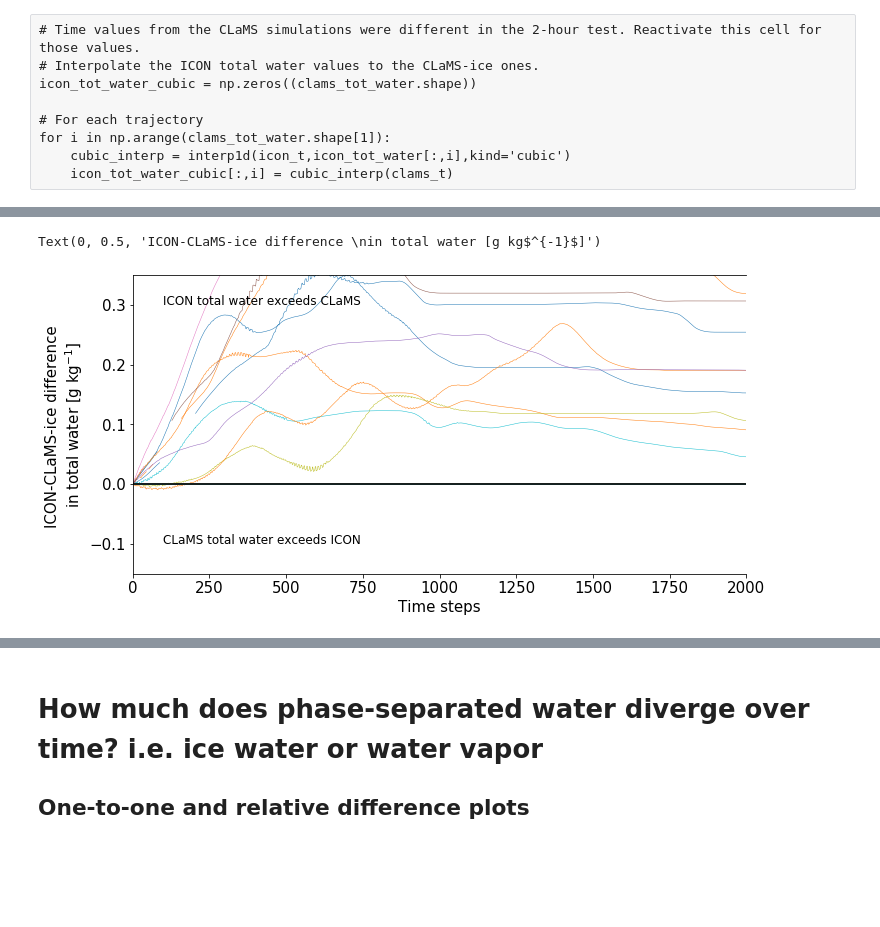
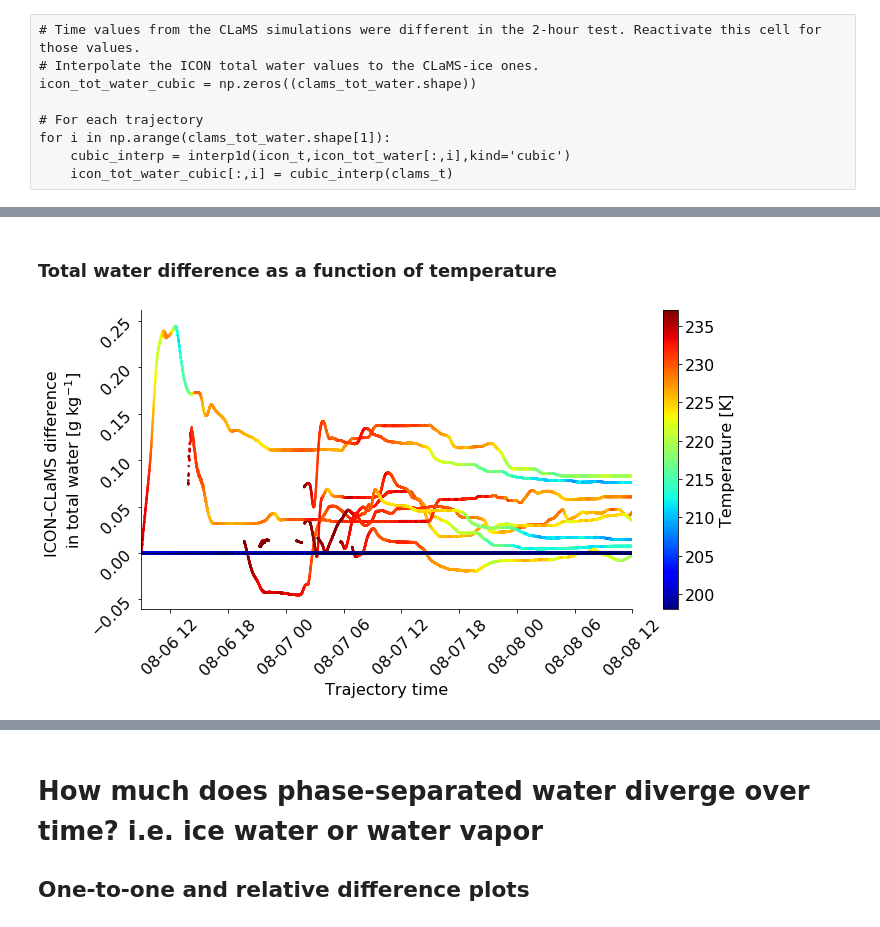
Before and after one commit to sylviasullivan/ice-microp-rad, a Jupyter notebook: traj/total-water.ipynb, the cells around one changed output, grey strips where cells are left out. Saved outputs shown, nothing was run; the diff lists cells and outputs as text; code cells hidden in the pictures; blank space fills up the shorter version.

```diff
--- a/traj/total-water.ipynb
+++ b/traj/total-water.ipynb
@@ -118,26 +121,61 @@ Text(0, 0.5, 'ICON total water [g kg$^{-1}$]')
 # %%
 fs = 15
-endtime = 2000
+endtime = 7650
+mintemp = 220
+maxtemp = 237
+norm_temp = (np.nanmean(icon_temp,axis=0)-mintemp)/(maxtemp-mintemp)
 
 fig = plt.figure(figsize=(11,5.5))
-for i in np.arange(200):#clams_tot_water.shape[1]):
-    if ~np.isnan(clams_tot_water[:,i]).all():
-        plt.plot((icon_tot_water[:,i] - clams_tot_water[:,i])*10**3,lw=0.5,label='__nolabel__')  #icon_tot_water_cubic[:,i]
+for i in np.arange(clams_tot_water.shape[1]):
+    #if ~np.isnan(clams_tot_water[:,i]).all():
+    #if norm_temp[i] <= 0.5:
+    plt.plot((icon_tot_water[:,i] - clams_tot_water[:,i])*10**3,lw=1,color=cm.jet(norm_temp[i]), #m.to_rgba
+                 label='__nolabel__')  #icon_tot_water_cubic[:,i]
         # Previously normalized the above like /clams_tot_water[:,i]*100.
 
-#print()
 plt.plot([0,endtime],[0,0],color='k',lw=1.5)
 plt.text(0.05,0.9,'ICON total water exceeds CLaMS',fontsize=12,transform=plt.gca().transAxes)
 plt.text(0.05,0.1,'CLaMS total water exceeds ICON',fontsize=12,transform=plt.gca().transAxes)
 plt.gca().tick_params('both',labelsize=fs)
 plt.gca().spines['right'].set_color('none')
+plt.gca().spines['top'].set_color('none')
 plt.xlim([0,endtime])
-plt.ylim([-0.15,0.35]) #plt.ylim([-50,50])
+#plt.ylim([-0.25,1])
 plt.xlabel('Time steps',fontsize=fs)
 plt.ylabel('ICON-CLaMS-ice difference '  # relative [%]
            '\n'
            r'in total water [g kg$^{-1}$]',fontsize=fs)
-#fig.savefig('../output/tot-water-RelDiff5png',bbox_inches='tight')
+
+#fig.savefig('../output/tot-water-full51h_AbsDiff1.png',bbox_inches='tight')
-# %% [output]
-Text(0, 0.5, 'ICON-CLaMS-ice difference \nin total water [g kg$^{-1}$]')
-[figure, removed]
+# %% [markdown]
+### Total water difference as a function of temperature
+# %%
+# Create a colormap based on the range of trajectory temperatures.
+#cmap = cm.jet
+#norm = matplotlib.colors.Normalize(vmin=198, vmax=238)
+#m = cm.ScalarMappable(norm=norm, cmap=cmap)
+
+fs = 16
+matplotlib.rc('image', cmap='jet')
+fig = plt.figure(figsize=(11,5.5))
+for i in np.arange(100,120):#clams_tot_water.shape[1]):
+    sc = plt.scatter(icon_t,(icon_tot_water[:,i] - clams_tot_water[:,i])*10**3,lw=1,s=2,color=cm.jet((icon_temp[:,i]-198)/(237-198)),
+                 label='__nolabel__')
+
+plt.xlim([icon_t.min(), icon_t.max()])
+plt.plot([icon_t.min(),icon_t.max()],[0,0],color='k',lw=1,linestyle='--')
+plt.gca().tick_params('both',labelsize=fs,rotation=45)
+plt.gca().spines['right'].set_color('none')
+plt.gca().spines['top'].set_color('none')
+plt.xlabel('Trajectory time',fontsize=fs)
+plt.ylabel('ICON-CLaMS difference '  # relative [%]
+           '\n'
+           r'in total water [g kg$^{-1}$]',fontsize=fs)
+plt.clim(198,237)
+cbar = plt.colorbar(sc)
+cbar.ax.tick_params(labelsize=fs)
+cbar.set_label(label='Temperature [K]',size=fs)
+
+#fig.savefig('../output/tot-water-full51h_AbsDiff1_temp(5).png',bbox_inches='tight')
+# %% [output]
+[figure, added]
```
Also changed, not shown: parts of 9 cells of this notebook, 4 other files.
